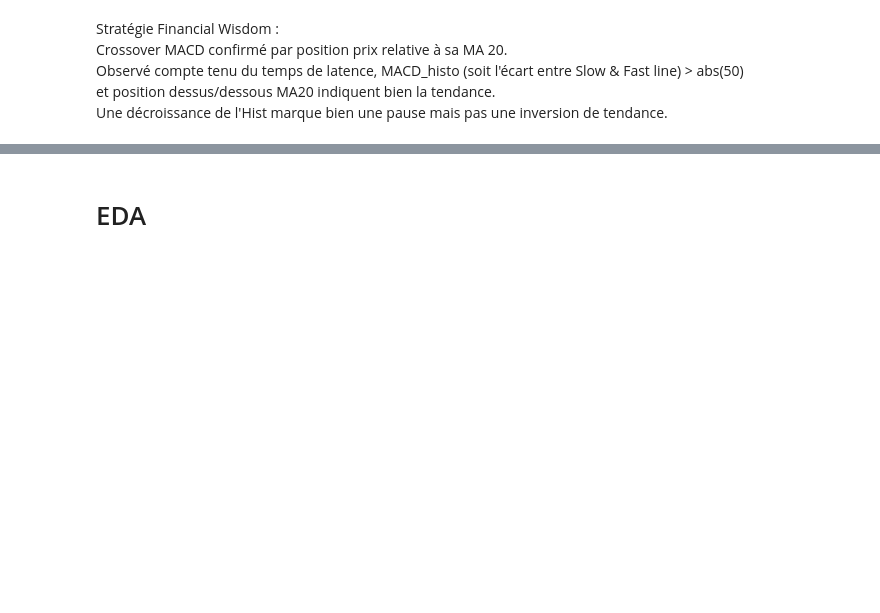
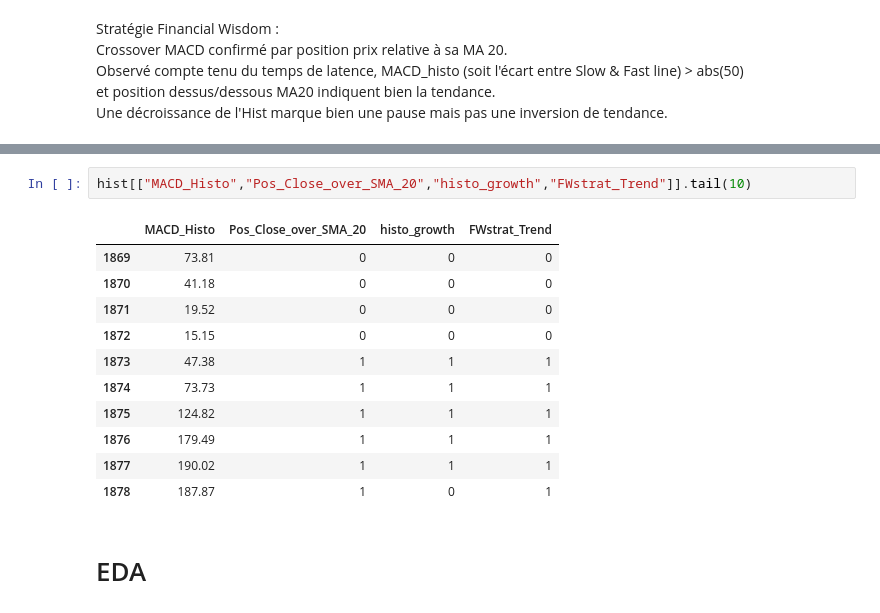
Before and after one commit to AxelRK200/trend_finder_dataiku, a Jupyter notebook: Exploration/Weekly_MA_MACD.ipynb, the cells around one changed output, grey strips where cells are left out. Saved outputs shown, nothing was run; the diff lists cells and outputs as text; blank space fills up the shorter version.

Commit message:
ajouté FW strat & croissance histogramme

```diff
--- a/Exploration/Weekly_MA_MACD.ipynb
+++ b/Exploration/Weekly_MA_MACD.ipynb
@@ -171,3 +206,17 @@ Une décroissance de l'Hist marque bien une pause mais pas une inversion de tend
+# %%
+hist[["MACD_Histo","Pos_Close_over_SMA_20","histo_growth","FWstrat_Trend"]].tail(10)
+# %% [output]
+|  | MACD_Histo | Pos_Close_over_SMA_20 | histo_growth | FWstrat_Trend |
+| 1869 | 73.81 | 0 | 0 | 0 |
+| 1870 | 41.18 | 0 | 0 | 0 |
+| 1871 | 19.52 | 0 | 0 | 0 |
+| 1872 | 15.15 | 0 | 0 | 0 |
+| 1873 | 47.38 | 1 | 1 | 1 |
+| 1874 | 73.73 | 1 | 1 | 1 |
+| 1875 | 124.82 | 1 | 1 | 1 |
+| 1876 | 179.49 | 1 | 1 | 1 |
+| 1877 | 190.02 | 1 | 1 | 1 |
+| 1878 | 187.87 | 1 | 0 | 1 |
 # %% [markdown]
 # EDA
 # %%
```
Also changed, not shown: parts of 7 cells of this notebook.
